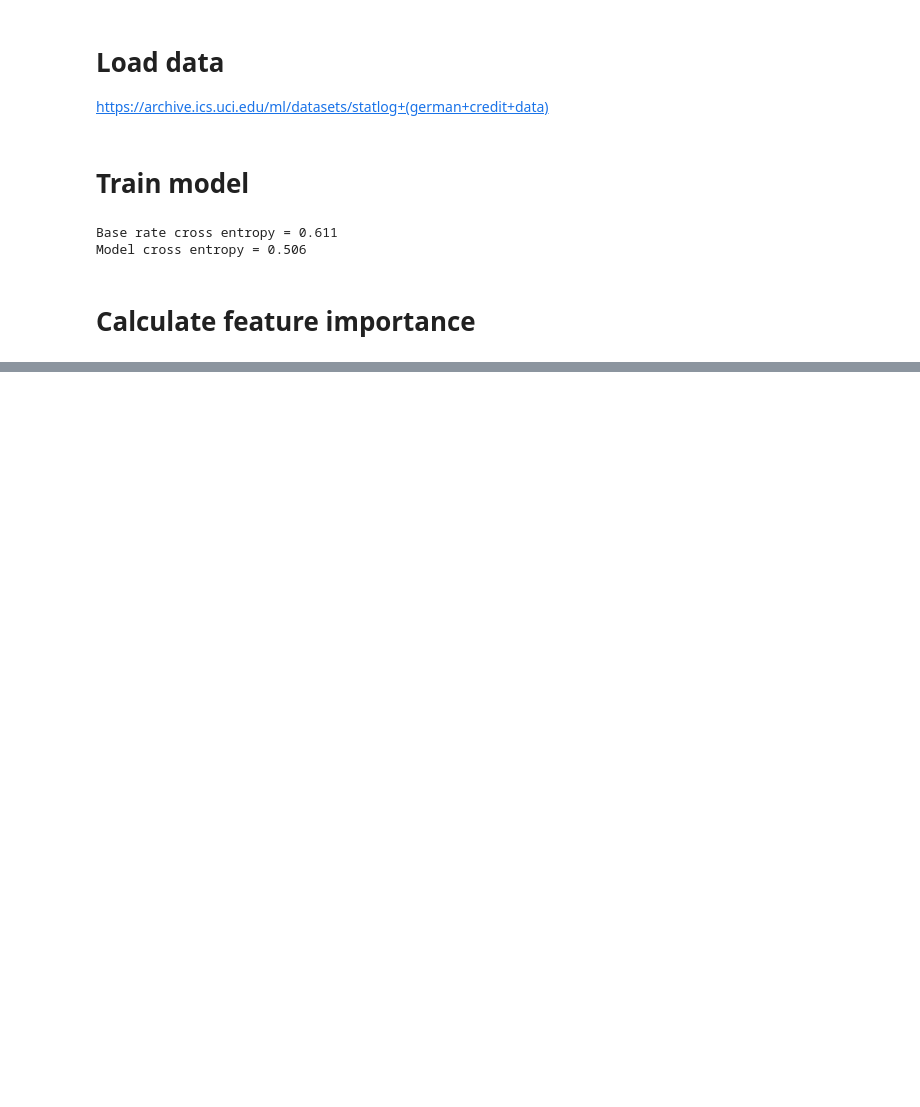
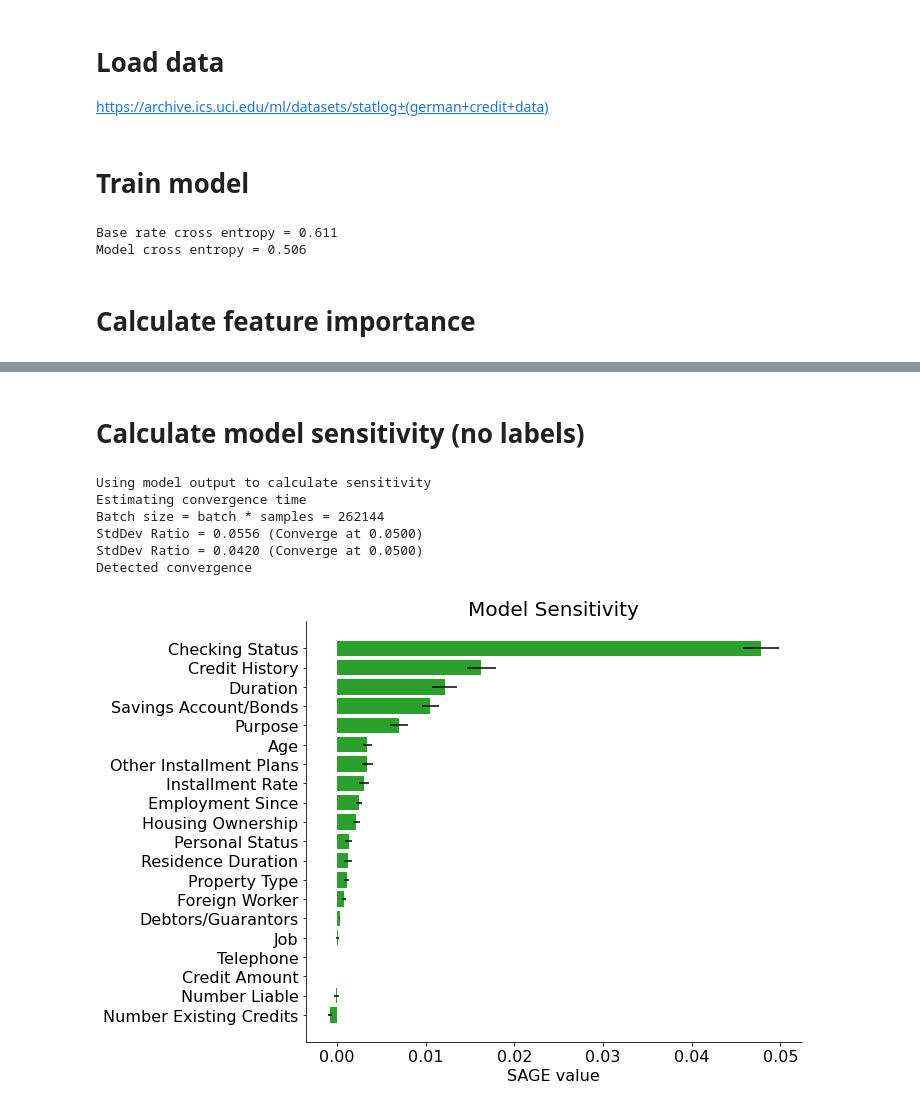
Before and after one commit to iancovert/sage, a Jupyter notebook: notebooks/credit.ipynb, the cells around one changed output, grey strips where cells are left out. Saved outputs shown, nothing was run; the diff lists cells and outputs as text; code cells hidden in the pictures; blank space fills up the shorter version.

```diff
--- a/notebooks/credit.ipynb
+++ b/notebooks/credit.ipynb
@@ -100,0 +104,19 @@ sage_values.plot(feature_names)
+# %% [markdown]
+# Calculate model sensitivity (no labels)
+# %%
+# Setup and calculate
+imputer = sage.MarginalImputer(train[:512])
+sampler = sage.PermutationSampler(model, imputer, 'cross entropy')
+sensitivity = sampler(train)
+# %% [output]
+Using model output to calculate sensitivity
+Estimating convergence time
+Batch size = batch * samples = 262144
+StdDev Ratio = 0.0556 (Converge at 0.0500)
+StdDev Ratio = 0.0420 (Converge at 0.0500)
+Detected convergence
+# %%
+# Plot results
+sensitivity.plot(feature_names, title='Model Sensitivity')
+# %% [output]
+[figure, added]
```
Also changed, not shown: parts of 2 cells of this notebook, 6 other files.
